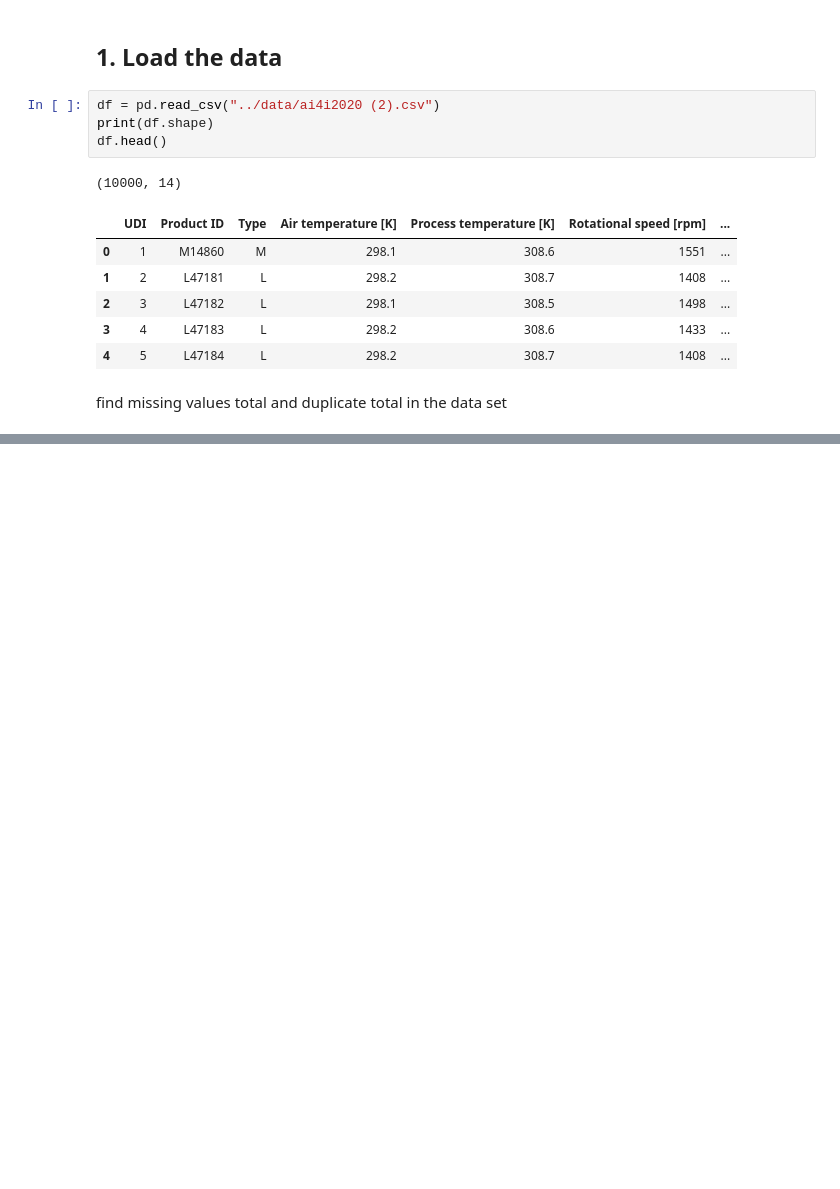
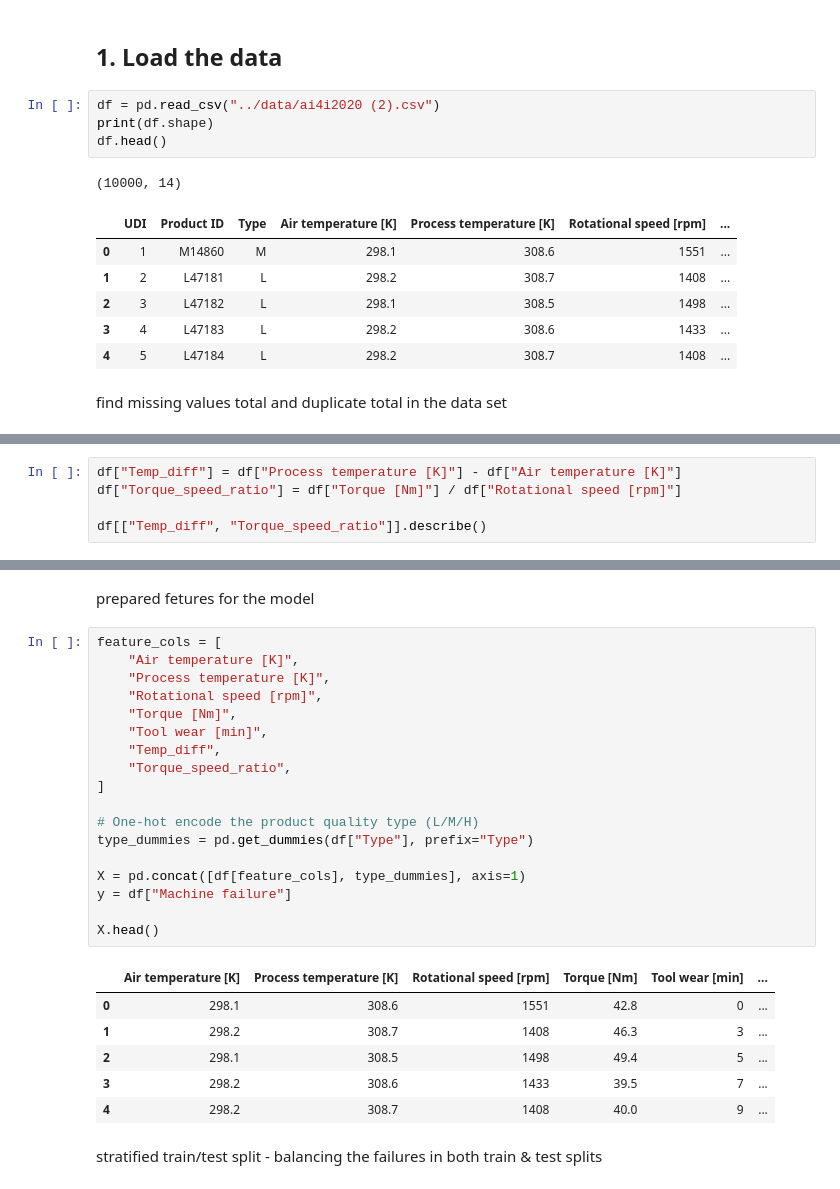
Before and after one commit to HarisAmmar117/BIB-project, a Jupyter notebook: notebooks/01_exploration.ipynb, the cells around one changed output, grey strips where cells are left out. Saved outputs shown, nothing was run; the diff lists cells and outputs as text; blank space fills up the shorter version.

Commit message:
implemented stratified train test split

```diff
--- a/notebooks/01_exploration.ipynb
+++ b/notebooks/01_exploration.ipynb
@@ -45,0 +93,5 @@ print("\nDuplicate rows:", df.duplicated().sum())
+# %%
+df["Temp_diff"] = df["Process temperature [K]"] - df["Air temperature [K]"]
+df["Torque_speed_ratio"] = df["Torque [Nm]"] / df["Rotational speed [rpm]"]
+
+df[["Temp_diff", "Torque_speed_ratio"]].describe()
@@ -45,0 +108,29 @@ print("\nDuplicate rows:", df.duplicated().sum())
+# %% [markdown]
+prepared fetures for the model
+# %%
+feature_cols = [
+    "Air temperature [K]",
+    "Process temperature [K]",
+    "Rotational speed [rpm]",
+    "Torque [Nm]",
+    "Tool wear [min]",
+    "Temp_diff",
+    "Torque_speed_ratio",
+]
+
+# One-hot encode the product quality type (L/M/H)
+type_dummies = pd.get_dummies(df["Type"], prefix="Type")
+
+X = pd.concat([df[feature_cols], type_dummies], axis=1)
+y = df["Machine failure"]
+
+X.head()
+# %% [output]
+|  | Air temperature [K] | Process temperature [K] | Rotational speed [rpm] | Torque [Nm] | Tool wear [min] | ... |
+| 0 | 298.1 | 308.6 | 1551 | 42.8 | 0 | ... |
+| 1 | 298.2 | 308.7 | 1408 | 46.3 | 3 | ... |
+| 2 | 298.1 | 308.5 | 1498 | 49.4 | 5 | ... |
+| 3 | 298.2 | 308.6 | 1433 | 39.5 | 7 | ... |
+| 4 | 298.2 | 308.7 | 1408 | 40.0 | 9 | ... |
+# %% [markdown]
+stratified train/test split - balancing the failures in both train & test splits
```
Also changed, not shown: parts of 7 cells of this notebook.
